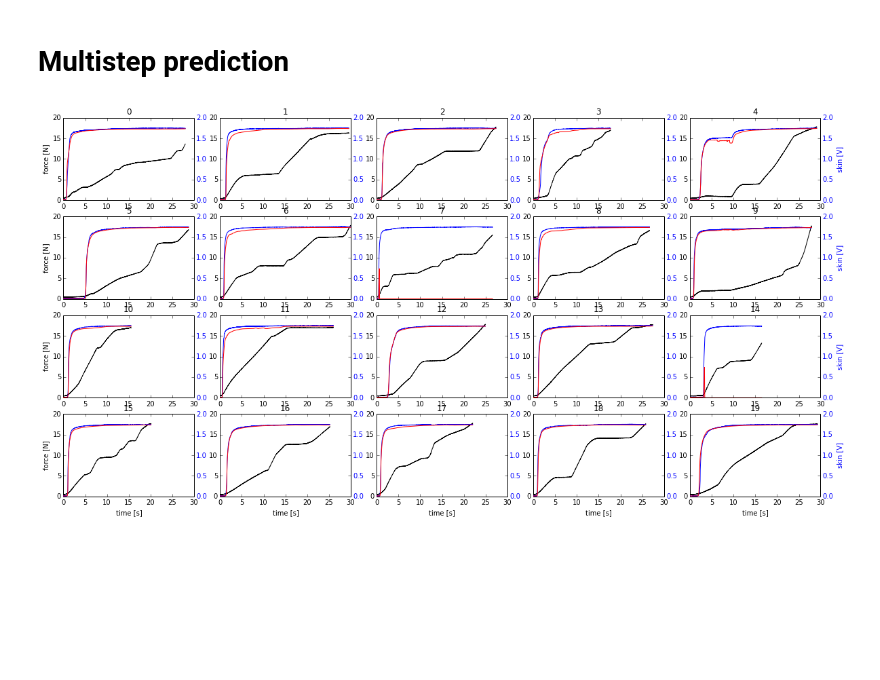
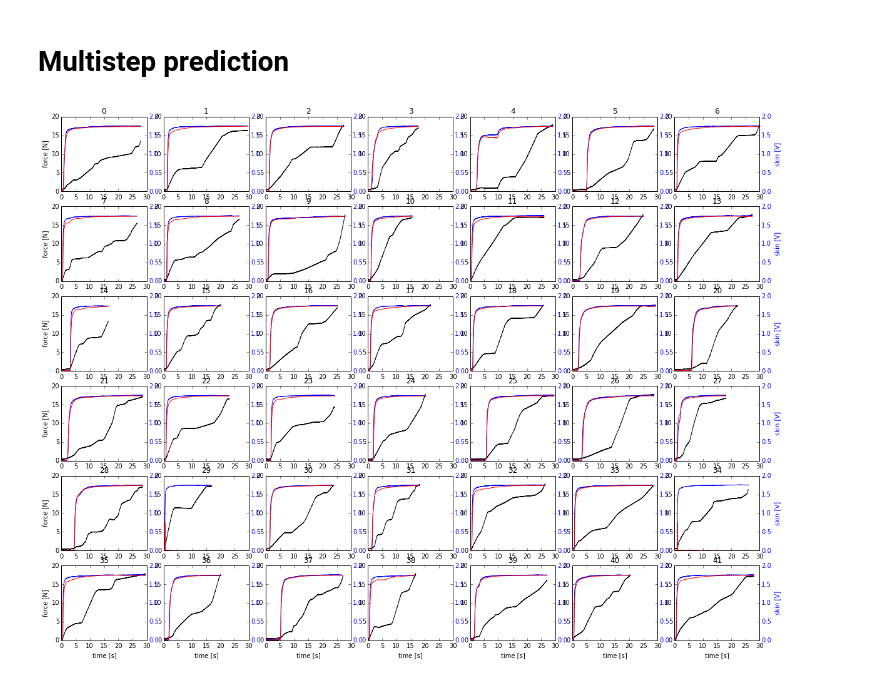
Before and after one commit to surban/ml, a Jupyter notebook: notebooks/Skin-Autoregression-Multistep.ipynb, the cells around one changed output. Drawn from its saved outputs; the diff is of its cells as text; code cells hidden in the pictures; blank space fills up the shorter version.

```diff
--- a/notebooks/Skin-Autoregression-Multistep.ipynb
+++ b/notebooks/Skin-Autoregression-Multistep.ipynb
@@ -45,7 +48,7 @@ print "Testset size: %d steps" % Xtst.shape[1]
 train_curves = ds.record('train', (1,1))
 force, skin, valid = build_multicurve(train_curves)
 
-test_curves = ds.record('test', (1,1), range(20))
+test_curves = ds.record('test', (1,1), range(42))
 test_force, test_skin, test_valid = build_multicurve(test_curves)
 # %% [output]
 Trainingset size: 1945207 steps
@@ -168,7 +171,7 @@ tr.plot2d_relative(rel_dim=1, rng=0.5)
 # Multistep prediction
 # %%
 test_skin_p = multistep_predict(tr.predict, test_force, test_valid, test_skin[0, :])
-figsize(20,10)
+figsize(20,15)
 plot_multicurve_time(test_force, test_skin, test_valid, test_skin_p, timestep=ds.timestep)
 # %% [output]
-[figure, old version]
+[figure, new version]
```
Also changed, not shown: parts of 2 cells of this notebook, 2 other files.
